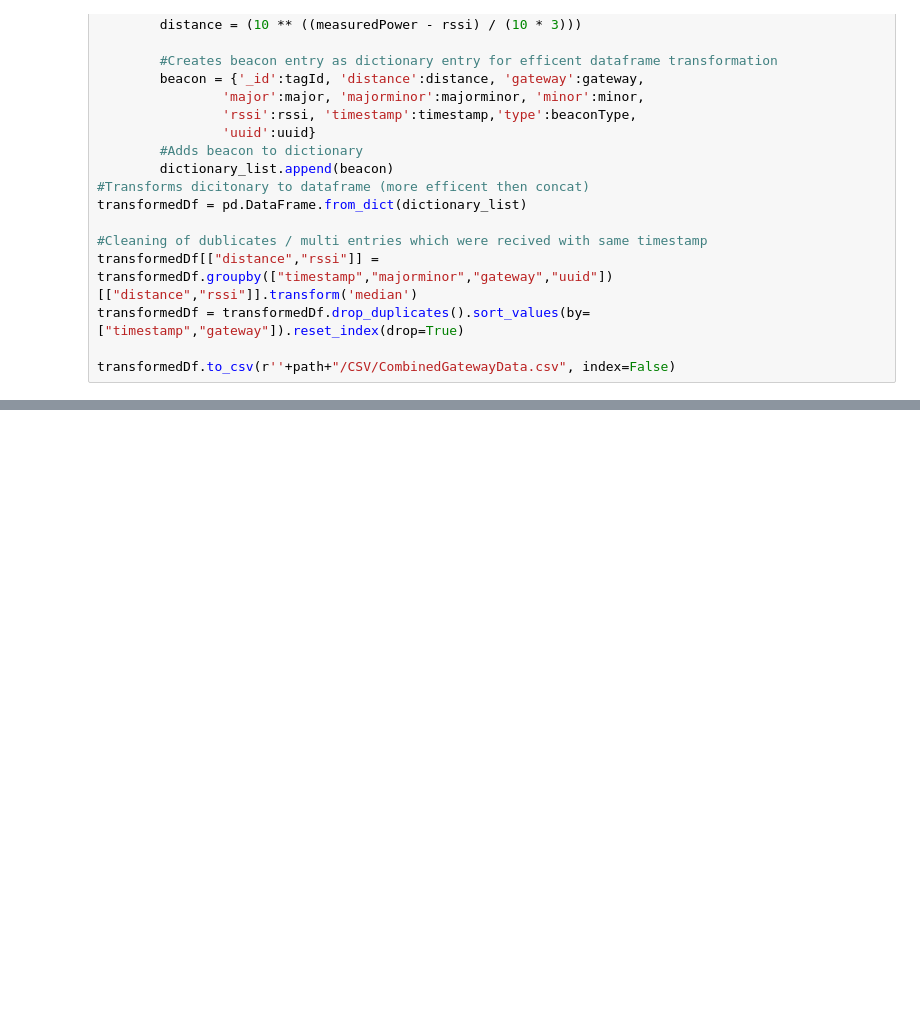
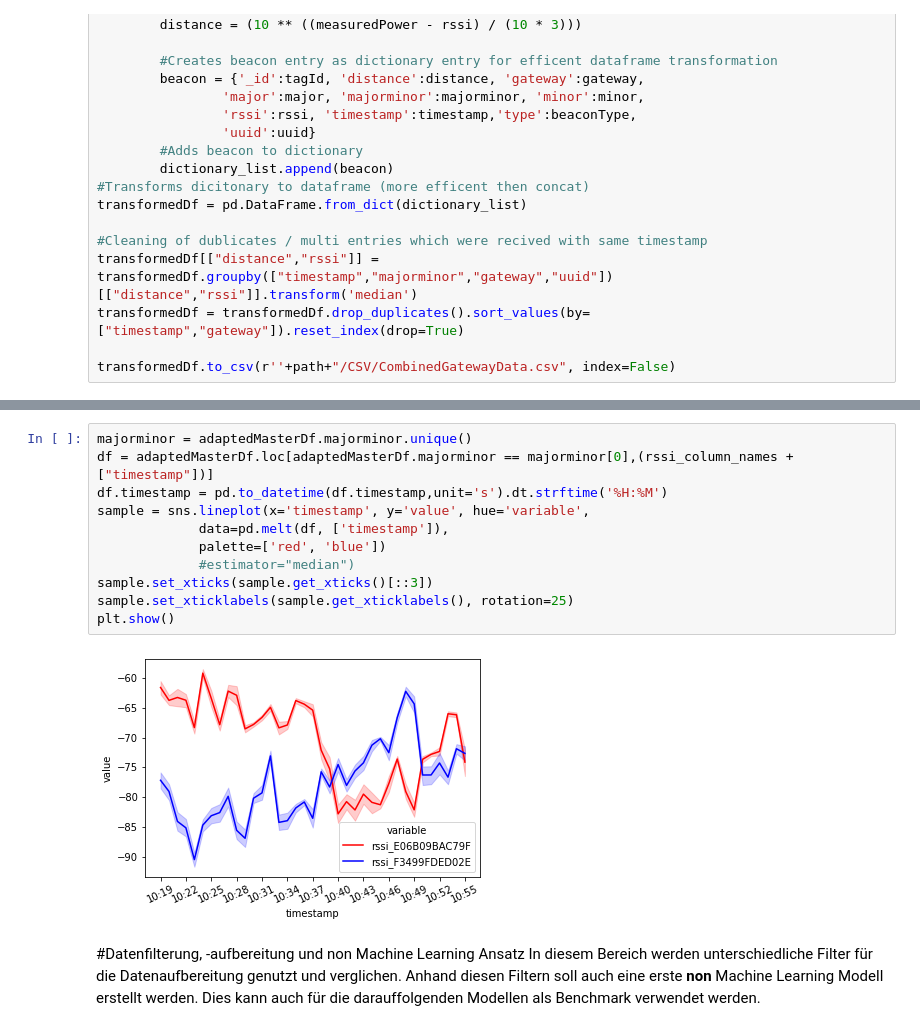
Before and after one commit to wagneced/IndoorTrackingML, a Jupyter notebook: IndoorTrackingML.ipynb, the cells around one changed output, grey strips where cells are left out. Cells and saved outputs as stored; diff of their text form; blank space fills up the shorter version.

```diff
--- a/IndoorTrackingML.ipynb
+++ b/IndoorTrackingML.ipynb
@@ -255,0 +264,16 @@ for rssi_column in rssi_column_names:
+# %%
+majorminor = adaptedMasterDf.majorminor.unique()
+df = adaptedMasterDf.loc[adaptedMasterDf.majorminor == majorminor[0],(rssi_column_names + ["timestamp"])]
+df.timestamp = pd.to_datetime(df.timestamp,unit='s').dt.strftime('%H:%M')
+sample = sns.lineplot(x='timestamp', y='value', hue='variable',
+             data=pd.melt(df, ['timestamp']),
+             palette=['red', 'blue'])
+             #estimator="median")
+sample.set_xticks(sample.get_xticks()[::3])
+sample.set_xticklabels(sample.get_xticklabels(), rotation=25)
+plt.show()
+# %% [output]
+[figure, added]
+# %% [markdown]
+#Datenfilterung, -aufbereitung und non Machine Learning Ansatz
+In diesem Bereich werden unterschiedliche Filter für die Datenaufbereitung genutzt und verglichen. Anhand diesen Filtern soll auch eine erste **non** Machine Learning Modell erstellt werden. Dies kann auch für die darauffolgenden Modellen als Benchmark verwendet werden.
```
Also changed, not shown: parts of 8 cells of this notebook.
